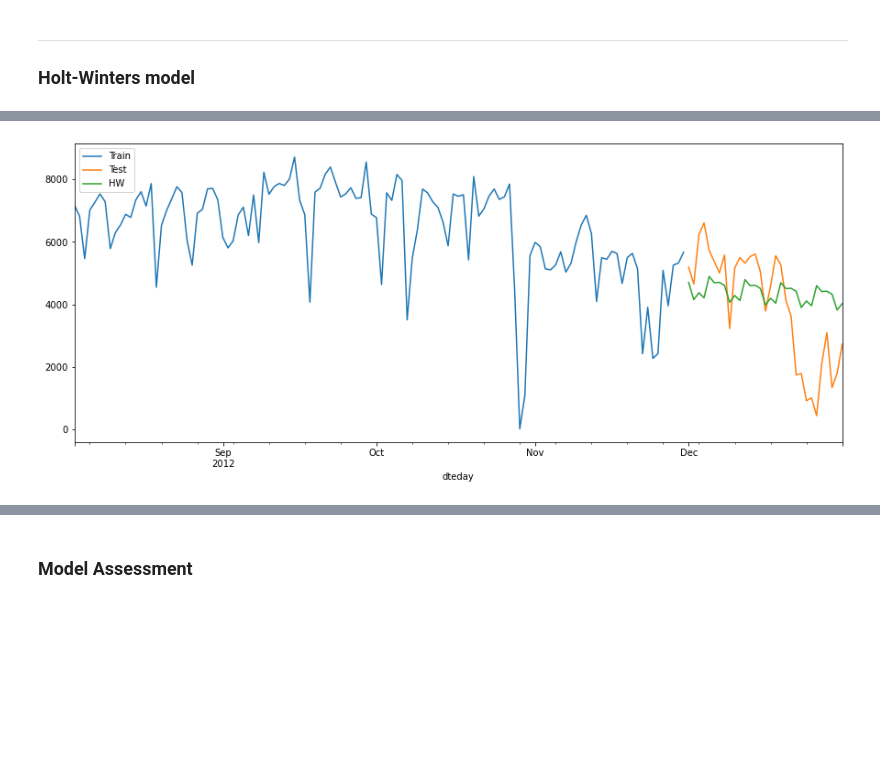
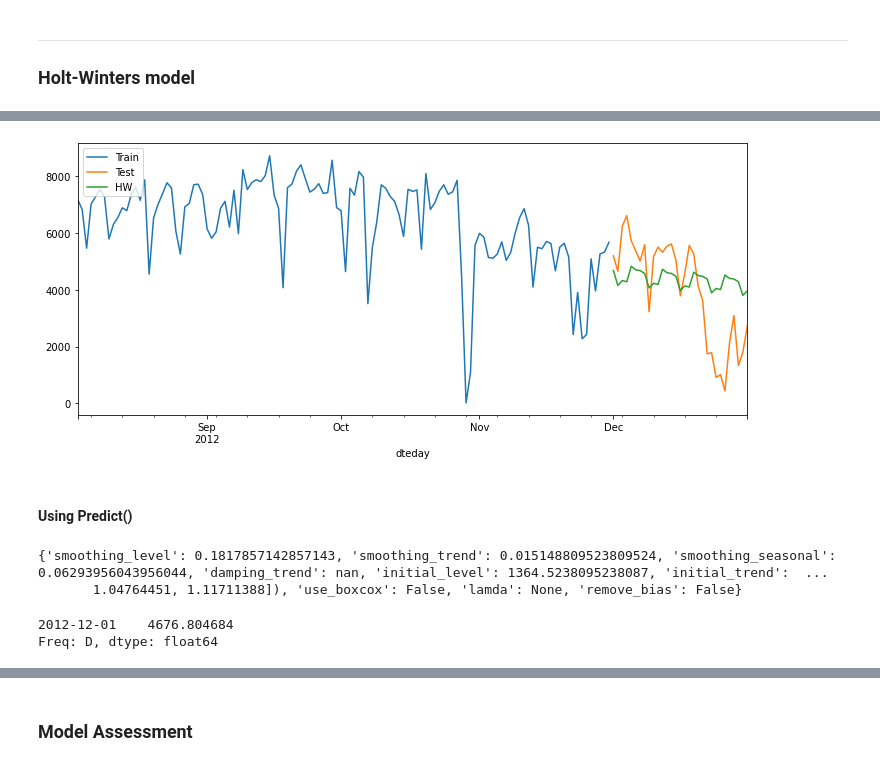
Before and after one commit to uditgt/TimeSeries, a Jupyter notebook: 1. HoltWinter.ipynb, the cells around one changed output, grey strips where cells are left out. Saved outputs shown, nothing was run; the diff lists cells and outputs as text; code cells hidden in the pictures; blank space fills up the shorter version.

```diff
--- a/1. HoltWinter.ipynb
+++ b/1. HoltWinter.ipynb
@@ -242,9 +248,21 @@ preds_hw.head()
 Freq: D, Name: HW, dtype: float64
 # %%
-plt.figure(figsize = (15,6))
+plt.figure(figsize = (12,5))
 train['y'][-120:].plot(label = 'Train');   #plotting last few days for better graphs
 test['y'].plot(label = 'Test');
 preds_hw.plot();
 plt.legend(loc='upper left');
 # %% [output]
-[figure, old version]
+[figure, new version]
+# %% [markdown]
+#### Using Predict()
+# %%
+print(model.params)
+# %% [output]
+{'smoothing_level': 0.1817857142857143, 'smoothing_trend': 0.015148809523809524, 'smoothing_seasonal': 0.06293956043956044, 'damping_trend': nan, 'initial_level': 1364.5238095238087, 'initial_trend':  ...
+       1.04764451, 1.11711388]), 'use_boxcox': False, 'lamda': None, 'remove_bias': False}
+# %%
+model.predict() # Predicting for next day
+# %% [output]
+2012-12-01    4676.804684
+Freq: D, dtype: float64
```
Also changed, not shown: parts of 15 cells of this notebook.
